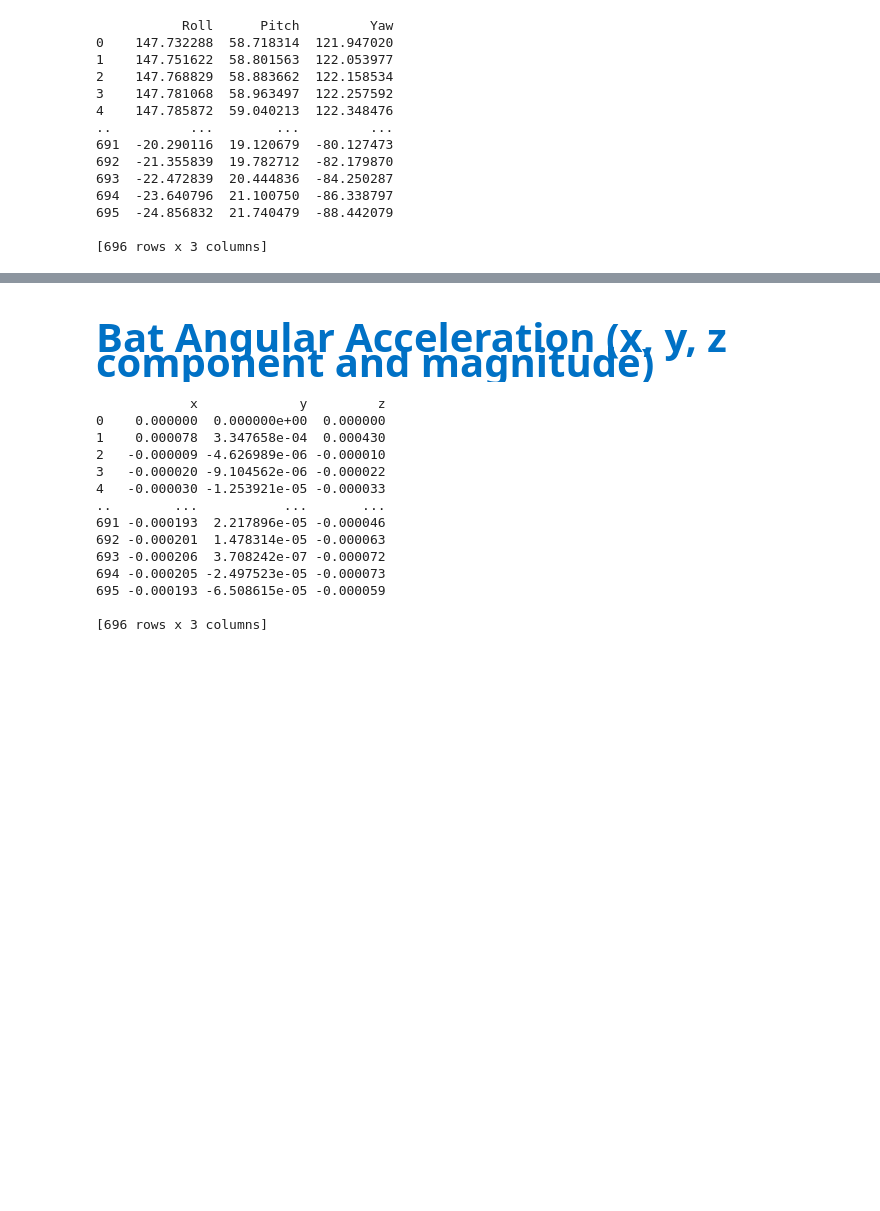
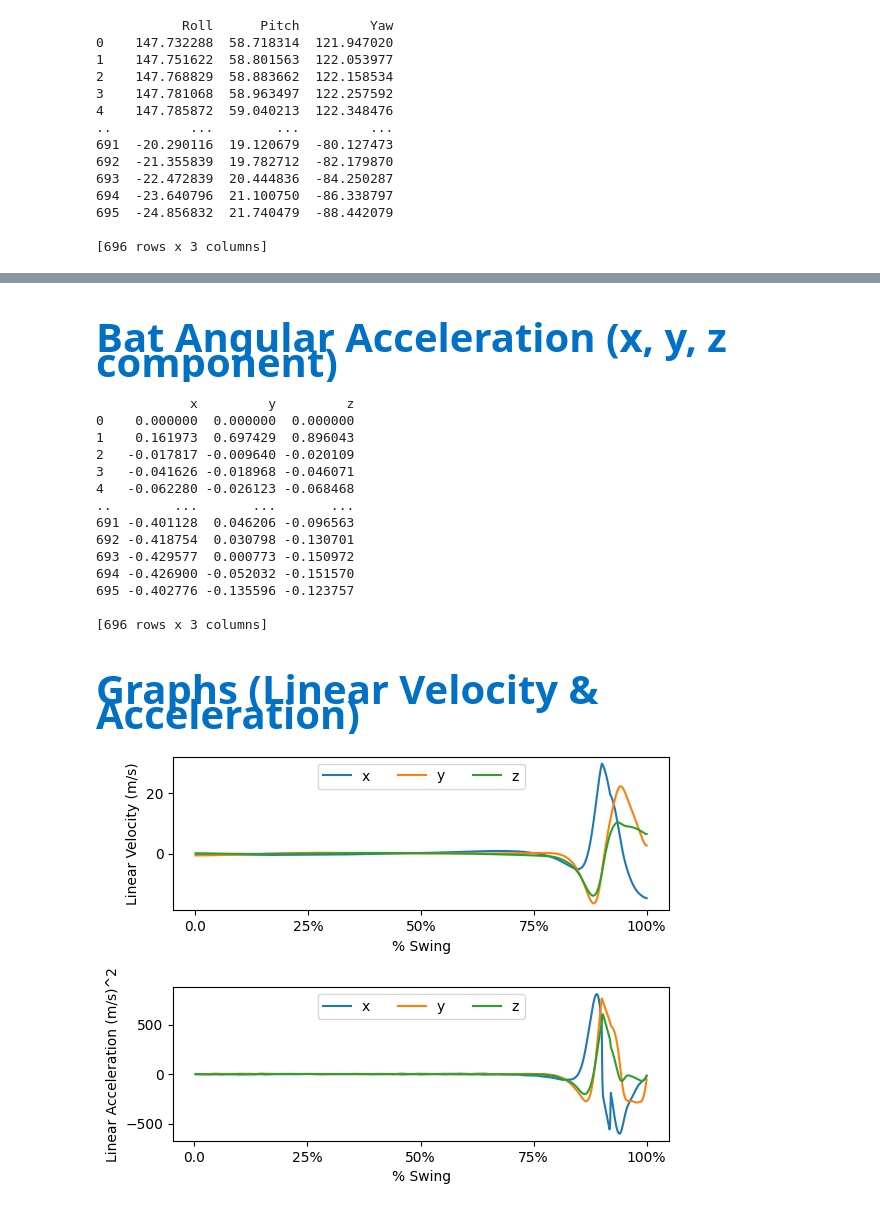
Before and after one commit to jason-hashimoto/Biomechanics-Projects-2022-2023, a Jupyter notebook: Bat Data Calculations/Bat Metrics Notebook.ipynb, the cells around one changed output, grey strips where cells are left out. Cells and saved outputs as stored; diff of their text form; code cells hidden in the pictures; blank space fills up the shorter version.

```diff
--- a/Bat Data Calculations/Bat Metrics Notebook.ipynb
+++ b/Bat Data Calculations/Bat Metrics Notebook.ipynb
@@ -277,35 +277,69 @@ print(df6_interpolated)
 
 [696 rows x 3 columns]
 # %% [markdown]
-<h3 style="font-size:40px;color:#0071c5;">Bat Angular Acceleration (x, y, z component and magnitude)</h3>
+<h3 style="font-size:40px;color:#0071c5;">Bat Angular Acceleration (x, y, z component)</h3>
 # %%
 #Angular Acceleration
 
-angular_acceleration_x = df5[['x']].diff() / 1000 / linear_time_constant
-angular_acceleration_y = df5[['y']].diff() / 1000 / linear_time_constant
-angular_acceleration_z = df5[['z']].diff() / 1000 / linear_time_constant
+angular_acceleration_x = df5[['x']].diff()
+angular_acceleration_y = df5[['y']].diff()
+angular_acceleration_z = df5[['z']].diff()
 
 df7 = pd.DataFrame()
 df7 = pd.concat([angular_acceleration_x, angular_acceleration_y, angular_acceleration_z], axis=1)
 df7.loc[0] = pd.Series({'x': 0, 'y': 0, 'z': 0})
 
 #Excluding outliers and interpolating the outliers
-df8 = df7[np.abs(df7 - df7.mean()) <= (2 * df7.std())]
+df8 = df7[np.abs(df7 - df7.mean()) <= (.15 * df7.std())]
 df8_interpolated = df8.interpolate()
 
 print(df8_interpolated)
 # %% [output]
-            x             y         z
-0    0.000000  0.000000e+00  0.000000
-1    0.000078  3.347658e-04  0.000430
-2   -0.000009 -4.626989e-06 -0.000010
-3   -0.000020 -9.104562e-06 -0.000022
-4   -0.000030 -1.253921e-05 -0.000033
-..        ...           ...       ...
-691 -0.000193  2.217896e-05 -0.000046
-692 -0.000201  1.478314e-05 -0.000063
-693 -0.000206  3.708242e-07 -0.000072
-694 -0.000205 -2.497523e-05 -0.000073
-695 -0.000193 -6.508615e-05 -0.000059
+            x         y         z
+0    0.000000  0.000000  0.000000
+1    0.161973  0.697429  0.896043
+2   -0.017817 -0.009640 -0.020109
+3   -0.041626 -0.018968 -0.046071
+4   -0.062280 -0.026123 -0.068468
+..        ...       ...       ...
+691 -0.401128  0.046206 -0.096563
+692 -0.418754  0.030798 -0.130701
+693 -0.429577  0.000773 -0.150972
+694 -0.426900 -0.052032 -0.151570
+695 -0.402776 -0.135596 -0.123757
 
 [696 rows x 3 columns]
+# %% [markdown]
+<h3 style="font-size:40px;color:#0071c5;">Graphs (Linear Velocity & Acceleration)</h3>
+# %%
+fig, ((ax1, ax2)) = plt.subplots(2, 1)
+plt.subplots_adjust(left=.125, bottom=.1, right=.9, top=.9, wspace=0.2, hspace=0.5)
+
+x1 = [0, 173.75, 347.5, 521.25, 695]
+swing = ['0.0', '25%', '50%', '75%', '100%']
+
+#Bat Top Linear Velocity
+ax1.plot(df_velo['x_bat_top_cap_velo'], label='x')
+ax1.plot(df_velo['y_bat_top_cap_velo'], label='y')
+ax1.plot(df_velo['z_bat_top_cap_velo'], label='z')
+ax1.set_ylabel('Linear Velocity (m/s)')
+ax1.set_xticks(x1)
+ax1.set_xticklabels(swing, minor=False,)
+ax1.set_xlabel('% Swing')
+
+#Bat Top Linear Acceleration
+ax2.plot(df_acc['x_bat_top_cap_acc'], label='x')
+ax2.plot(df_acc['y_bat_top_cap_acc'], label='y')
+ax2.plot(df_acc['z_bat_top_cap_acc'], label='z')
+ax2.set_ylabel('Linear Acceleration (m/s)^2')
+ax2.set_xticks(x1)
+ax2.set_xticklabels(swing, minor=False,)
+ax2.set_xlabel('% Swing')
+
+#Add a legend
+ax1.legend(loc='upper center',bbox_to_anchor=(0.5, 1),ncol=3)
+ax2.legend(loc='upper center',bbox_to_anchor=(0.5, 1),ncol=3)
+
+plt.show()
+# %% [output]
+[figure, added]
```
Also changed, not shown: parts of 5 cells of this notebook, 1 other file.
